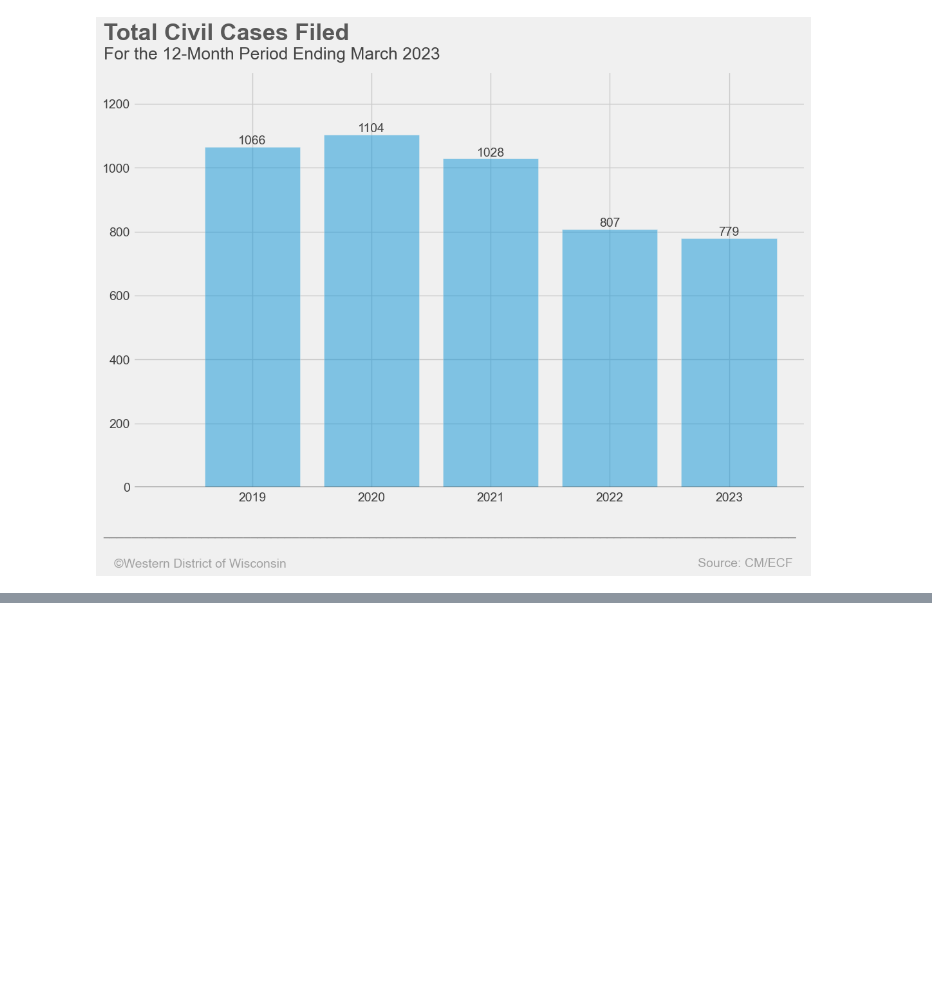
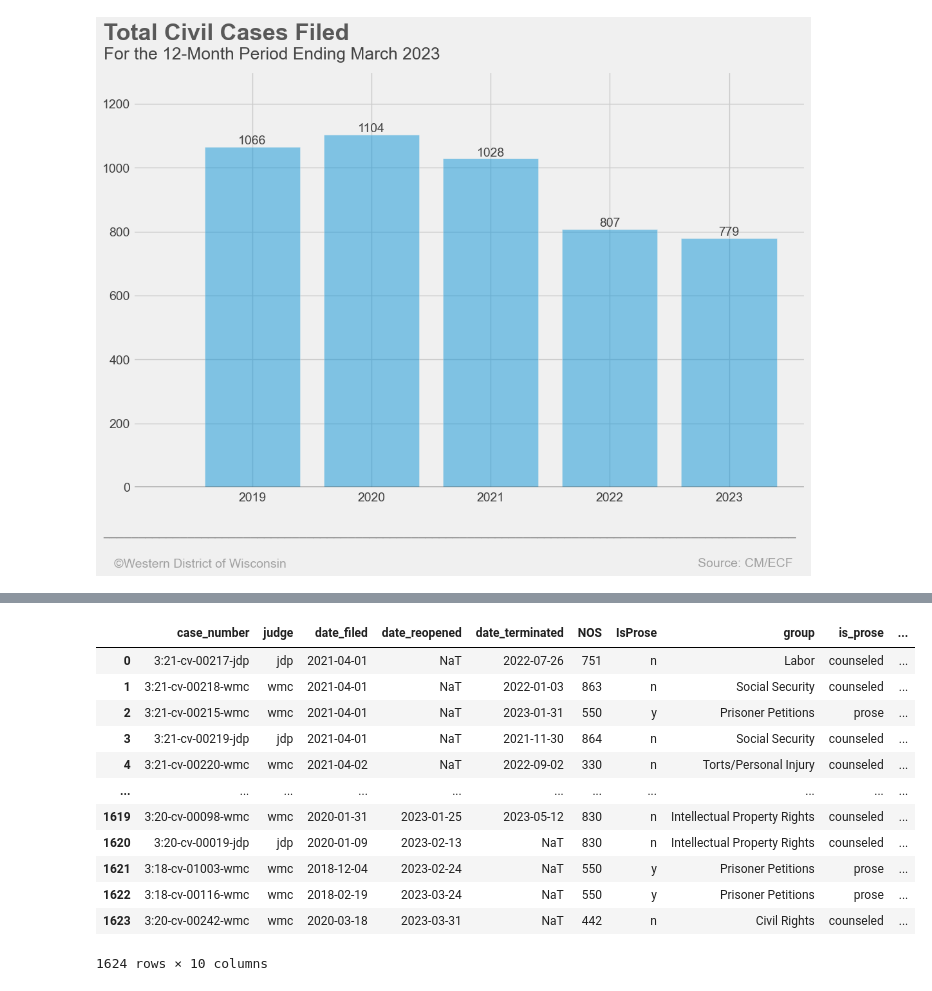
Before and after one commit to jturner421/cpi, a Jupyter notebook: WDBA2023/wdba2023_visualizations.ipynb, the cells around one changed output, grey strips where cells are left out. Saved outputs shown, nothing was run; the diff lists cells and outputs as text; code cells hidden in the pictures; blank space fills up the shorter version.

```diff
--- a/WDBA2023/wdba2023_visualizations.ipynb
+++ b/WDBA2023/wdba2023_visualizations.ipynb
@@ -221,0 +381,16 @@ plt.savefig('/Users/jwt/PycharmProjects/cpi_program/WDBA2023/figures/total_cases
+# %%
+df
+# %% [output]
+|  | case_number | judge | date_filed | date_reopened | date_terminated | NOS | IsProse | group | is_prose | ... |
+| 0 | 3:21-cv-00217-jdp | jdp | 2021-04-01 | NaT | 2022-07-26 | 751 | n | Labor | counseled | ... |
+| 1 | 3:21-cv-00218-wmc | wmc | 2021-04-01 | NaT | 2022-01-03 | 863 | n | Social Security | counseled | ... |
+| 2 | 3:21-cv-00215-wmc | wmc | 2021-04-01 | NaT | 2023-01-31 | 550 | y | Prisoner Petitions | prose | ... |
+| 3 | 3:21-cv-00219-jdp | jdp | 2021-04-01 | NaT | 2021-11-30 | 864 | n | Social Security | counseled | ... |
+| 4 | 3:21-cv-00220-wmc | wmc | 2021-04-02 | NaT | 2022-09-02 | 330 | n | Torts/Personal Injury | counseled | ... |
+| ... | ... | ... | ... | ... | ... | ... | ... | ... | ... | ... |
+| 1619 | 3:20-cv-00098-wmc | wmc | 2020-01-31 | 2023-01-25 | 2023-05-12 | 830 | n | Intellectual Property Rights | counseled | ... |
+| 1620 | 3:20-cv-00019-jdp | jdp | 2020-01-09 | 2023-02-13 | NaT | 830 | n | Intellectual Property Rights | counseled | ... |
+| 1621 | 3:18-cv-01003-wmc | wmc | 2018-12-04 | 2023-02-24 | NaT | 550 | y | Prisoner Petitions | prose | ... |
+| 1622 | 3:18-cv-00116-wmc | wmc | 2018-02-19 | 2023-03-24 | NaT | 550 | y | Prisoner Petitions | prose | ... |
+| 1623 | 3:20-cv-00242-wmc | wmc | 2020-03-18 | 2023-03-31 | NaT | 442 | n | Civil Rights | counseled | ... |
+1624 rows × 10 columns
```
Also changed, not shown: parts of 22 cells of this notebook, 1 other file.
